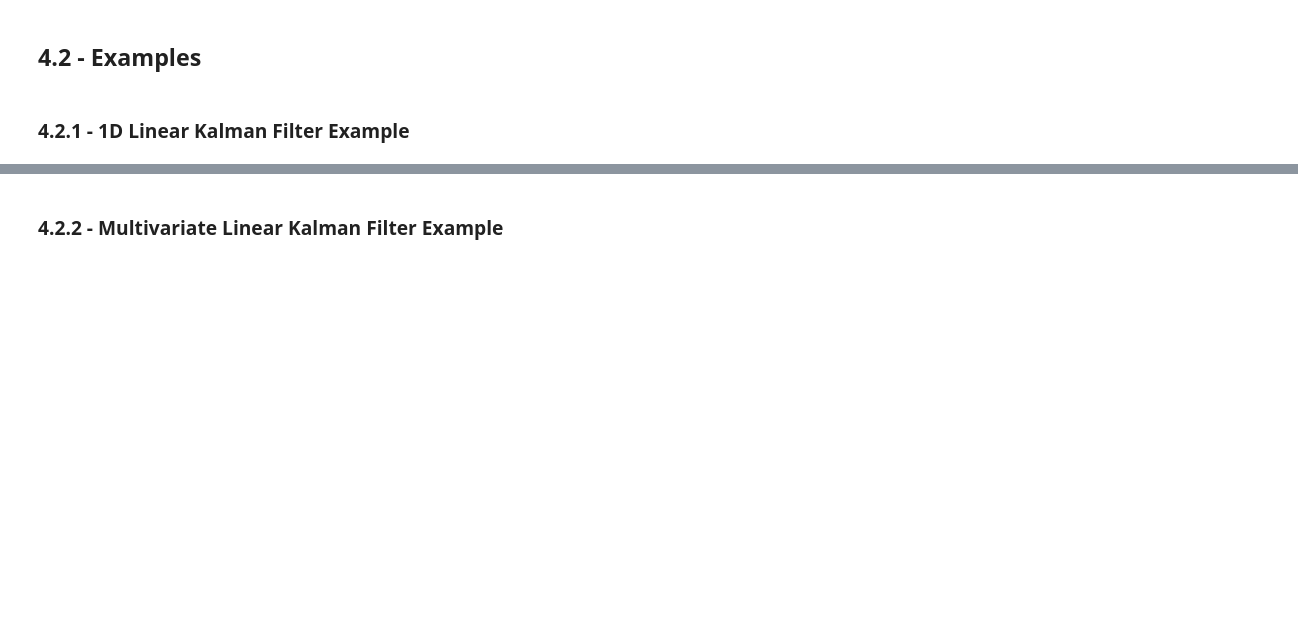
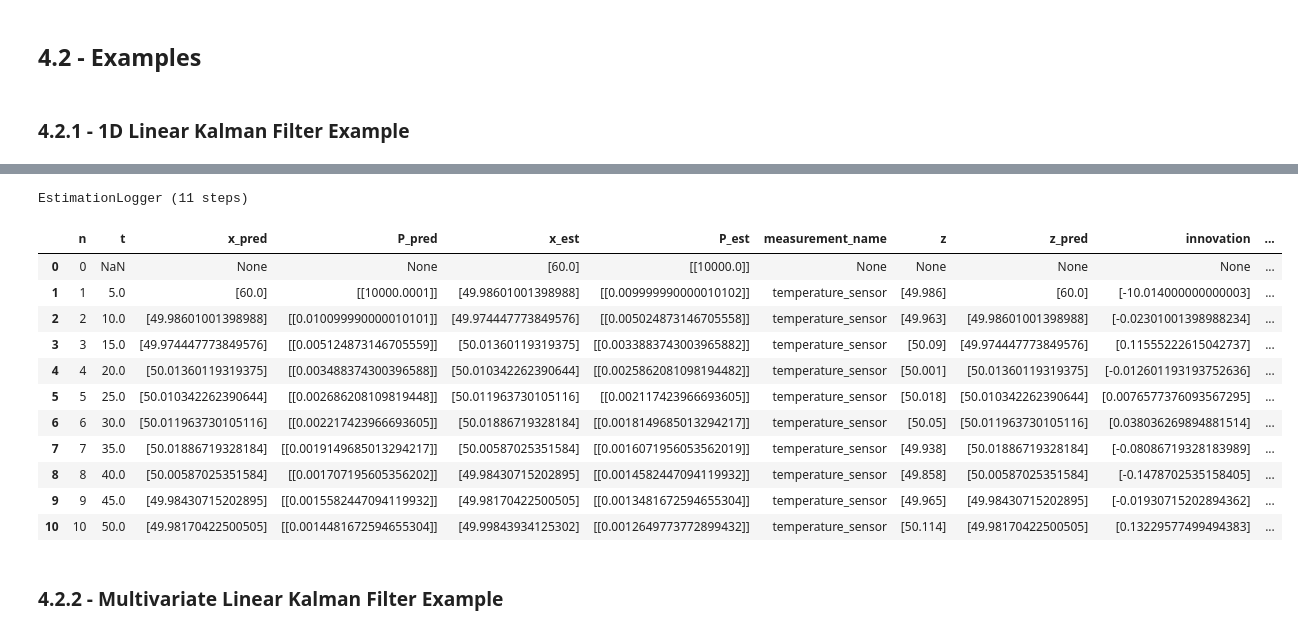
Before and after one commit to johnm3398/KalmanWorks, a Jupyter notebook: Kalman_Filter_class_development.ipynb, the cells around one changed output, grey strips where cells are left out. Cells and saved outputs as stored; diff of their text form; code cells hidden in the pictures; blank space fills up the shorter version.

```diff
--- a/Kalman_Filter_class_development.ipynb
+++ b/Kalman_Filter_class_development.ipynb
@@ -24,6 +24,7 @@ StateVector       : TypeAlias = NDArray[np.float64]
 MeasurementVector : TypeAlias = NDArray[np.float64]
 ControlVector     : TypeAlias = NDArray[np.float64]
 Matrix            : TypeAlias = NDArray[np.float64]
+SampleMatrix      : TypeAlias = NDArray[np.float64]
 SigmaPointMatrix  : TypeAlias = NDArray[np.float64]
 WeightVector      : TypeAlias = NDArray[np.float64]
 # %% [markdown]
@@ -2347,6 +2831,15 @@ except KeyError as error:
     print("Unknown star tracker measurement label ->", error)
 
 try:
+    ambiguous_measurement = attitude_system_model.measurement(
+        sun_vec_x=0.1,
+        sun_vec_y=0.2,
+        sun_vec_z=0.3,
+    )
+except ValueError as error:
+    print("Measurement name required in multi-sensor model ->", error)
+
+try:
     broken_unknown_sensor = attitude_system_model.measurement(
         "magnetometer_sensor",
         mag_x=0.1,
@@ -2476,6 +2965,10 @@ class FilterSnapshot:
         K           K_n          Kalman gain
         NIS         y^T S^-1 y   normalised innovation squared
         NEES        e^T P^-1 e   normalised estimation error squared
+
+    measurement_name identifies which measurement model produced the
+    update. This is especially important once one filter can accept
+    updates from multiple named sensors.
 
     None convention
     ---------------
@@ -2503,6 +2996,7 @@ class FilterSnapshot:
     P_pred: Matrix | None = None
 
     # --- Measurement-update quantities --- commonly None at n = 0
+    measurement_name: str | None = None
     z: MeasurementVector | None = None
     z_pred: MeasurementVector | None = None
     innovation: MeasurementVector | None = None
@@ -4001,14 +5022,28 @@ class ConstantTemperatureSystem(StateSpaceModel):
 # %%
 # ------------------------------------------------------------
-# Step 2: Instantiate model and filter
+# Step 2: Assemble model, instantiate one filter, and preserve
+# its initial condition for both run styles
 # ------------------------------------------------------------
-model = ConstantTemperatureSystem(q=1e-4, sigma_r=0.1)
+temperature_process_model = ConstantTemperatureProcessModel(q=1e-4)
+temperature_sensor = TemperatureSensorModel(
+    sigma_r=0.1,
+    state_labels=temperature_process_model.state_labels,
+)
+
+model = StateSpaceModel(
+    process_model=temperature_process_model,
+    measurement_models={"temperature_sensor": temperature_sensor},
+    control_model=None,
+)
 
 kf = LinearKF(
     states={"T": 60.0},              # deliberately wrong initial guess
     initial_covariance={"T": 100.0**2},
     model=model,
 )
+
+kf_initial_state = kf.state
+kf_initial_covariance = kf.covariance
 # %%
 # ------------------------------------------------------------
 # Step 3: Measurements and ground truth
@@ -4069,24 +5118,35 @@ display(raw_log_4A)
 # %%
 # ------------------------------------------------------------
-# Step 4B: Run the filter using the built-in .run() helper
+# Step 4B: Reset the same filter and run using the built-in
+# .run() helper
 # ------------------------------------------------------------
-kf = LinearKF(
-    states={"T": 60.0},
-    initial_covariance={"T": 100.0**2},
-    model=model,
-)
+kf.reset(x0=kf_initial_state, P0=kf_initial_covariance)
 
 logger_4B = kf.run(
     measurements=measurements.reshape(-1, 1),
     dt=dt,
     timestamps=timestamps,
     x_true=true_temps.reshape(-1, 1),
 )
 
 print(logger_4B)
 
 raw_log_4B = logger_4B.to_dataframe()
 display(raw_log_4B)
+# %% [output]
+EstimationLogger (11 steps)
+|  | n | t | x_pred | P_pred | x_est | P_est | measurement_name | z | z_pred | innovation | ... |
+| 0 | 0 | NaN | None | None | [60.0] | [[10000.0]] | None | None | None | None | ... |
+| 1 | 1 | 5.0 | [60.0] | [[10000.0001]] | [49.98601001398988] | [[0.009999990000010102]] | temperature_sensor | [49.986] | [60.0] | [-10.014000000000003] | ... |
+| 2 | 2 | 10.0 | [49.98601001398988] | [[0.010099990000010101]] | [49.974447773849576] | [[0.005024873146705558]] | temperature_sensor | [49.963] | [49.98601001398988] | [-0.02301001398988234] | ... |
+| 3 | 3 | 15.0 | [49.974447773849576] | [[0.005124873146705559]] | [50.01360119319375] | [[0.0033883743003965882]] | temperature_sensor | [50.09] | [49.974447773849576] | [0.11555222615042737] | ... |
+| 4 | 4 | 20.0 | [50.01360119319375] | [[0.003488374300396588]] | [50.010342262390644] | [[0.0025862081098194482]] | temperature_sensor | [50.001] | [50.01360119319375] | [-0.012601193193752636] | ... |
+| 5 | 5 | 25.0 | [50.010342262390644] | [[0.002686208109819448]] | [50.011963730105116] | [[0.002117423966693605]] | temperature_sensor | [50.018] | [50.010342262390644] | [0.0076577376093567295] | ... |
+| 6 | 6 | 30.0 | [50.011963730105116] | [[0.002217423966693605]] | [50.01886719328184] | [[0.0018149685013294217]] | temperature_sensor | [50.05] | [50.011963730105116] | [0.038036269894881514] | ... |
+| 7 | 7 | 35.0 | [50.01886719328184] | [[0.0019149685013294217]] | [50.00587025351584] | [[0.0016071956053562019]] | temperature_sensor | [49.938] | [50.01886719328184] | [-0.08086719328183989] | ... |
+| 8 | 8 | 40.0 | [50.00587025351584] | [[0.001707195605356202]] | [49.98430715202895] | [[0.0014582447094119932]] | temperature_sensor | [49.858] | [50.00587025351584] | [-0.1478702535158405] | ... |
+| 9 | 9 | 45.0 | [49.98430715202895] | [[0.0015582447094119932]] | [49.98170422500505] | [[0.0013481672594655304]] | temperature_sensor | [49.965] | [49.98430715202895] | [-0.01930715202894362] | ... |
+| 10 | 10 | 50.0 | [49.98170422500505] | [[0.0014481672594655304]] | [49.99843934125302] | [[0.0012649773772899432]] | temperature_sensor | [50.114] | [49.98170422500505] | [0.13229577499494383] | ... |
 # %% [markdown]
 ### 4.2.2 - Multivariate Linear Kalman Filter Example
 # %%
```
Also changed, not shown: parts of 55 cells of this notebook.
